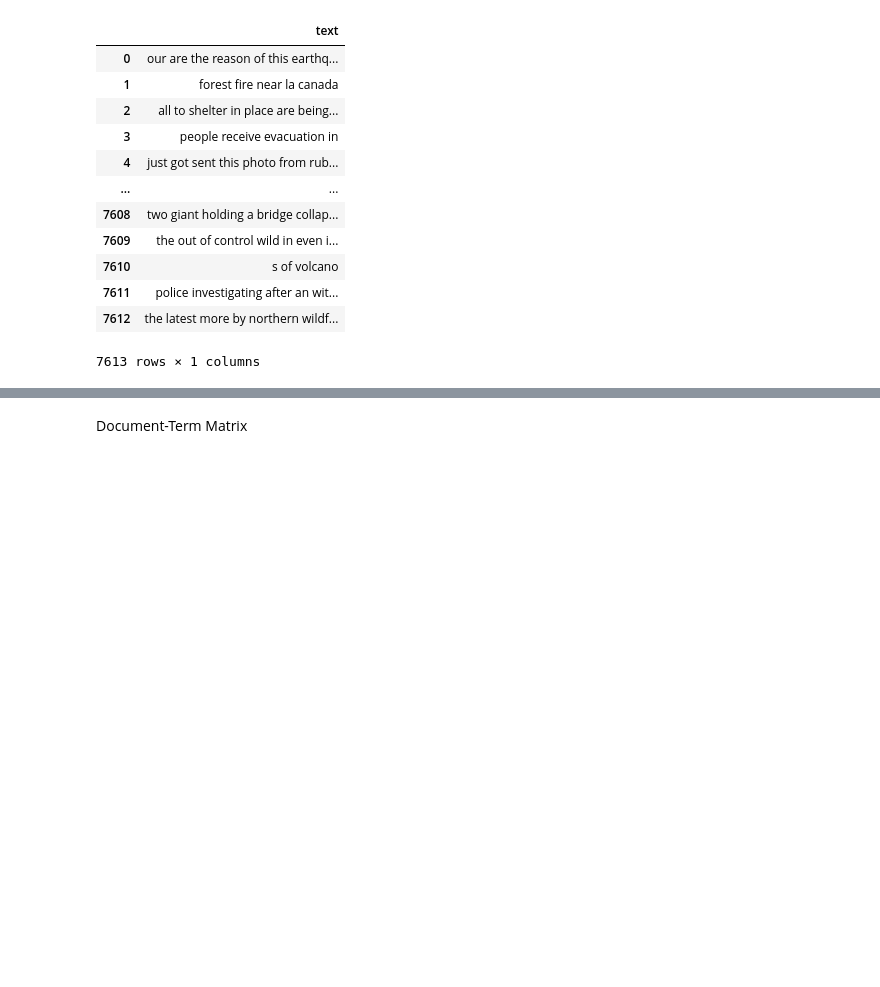
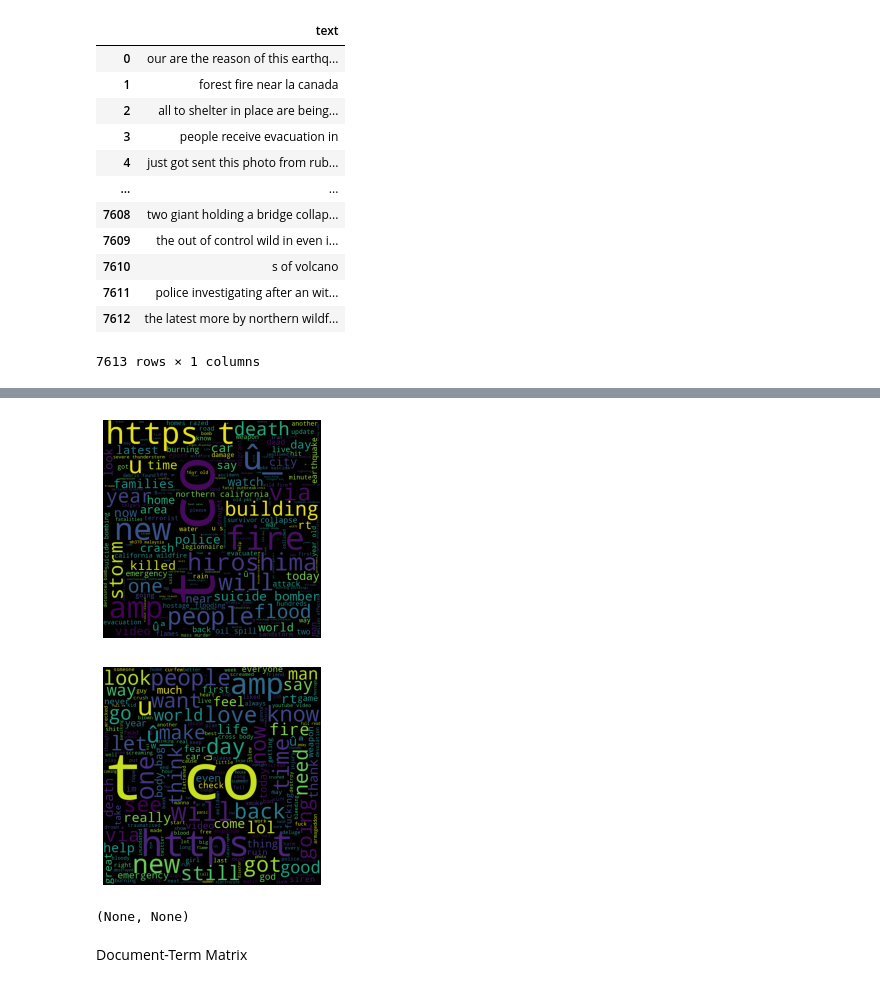
Before and after one commit to AmirMohammadiKarbalaei/kaggle-NLP-Disaster-Tweets, a Jupyter notebook: NLP_Disaster_Tweets.ipynb, the cells around one changed output, grey strips where cells are left out. Cells and saved outputs as stored; diff of their text form; code cells hidden in the pictures; blank space fills up the shorter version.

```diff
--- a/NLP_Disaster_Tweets.ipynb
+++ b/NLP_Disaster_Tweets.ipynb
@@ -173,3 +278,24 @@ weighted avg    0.77617   0.77741   0.77609      1523
+# %%
+data["label"] = target
+# %%
+# visualize the data on a WordCloud
+def make_word_cloud(label):
+  words = ''
+  for msg in data[data["label"] == label]["text"]:
+
+    #print(msg)
+    msg = msg.lower()
+    words += msg + ' '
+  wordcloud = WordCloud(width=800, height=800).generate(words)
+  plt.imshow(wordcloud)
+  plt.axis('off')
+  plt.show()
+# %%
+make_word_cloud(1),make_word_cloud(0)
+# %% [output]
+[figure, added]
+[figure, added]
+(None, None)
 # %% [markdown]
 Document-Term Matrix
 # %%
```
Also changed, not shown: parts of 31 cells of this notebook.
